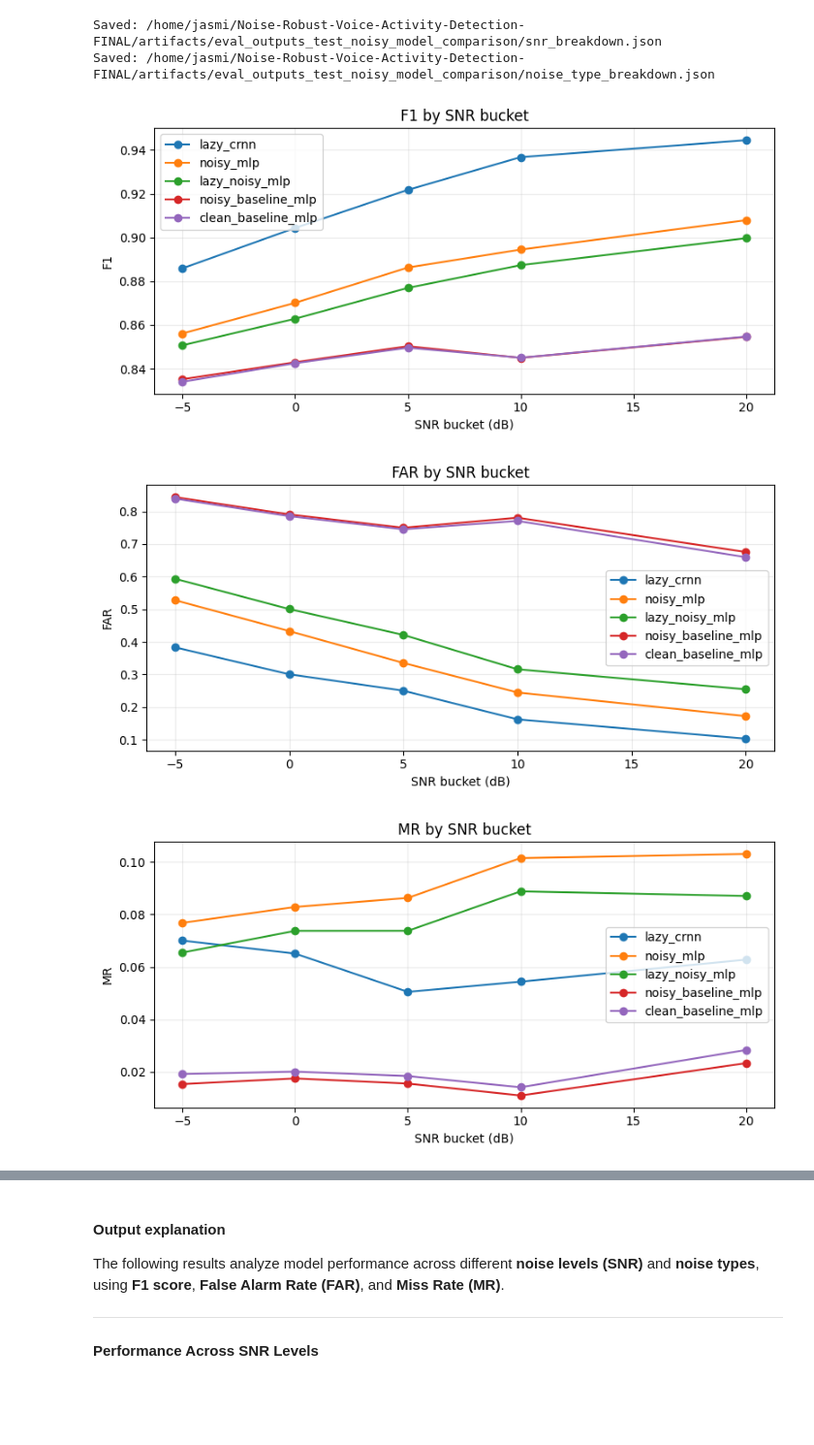
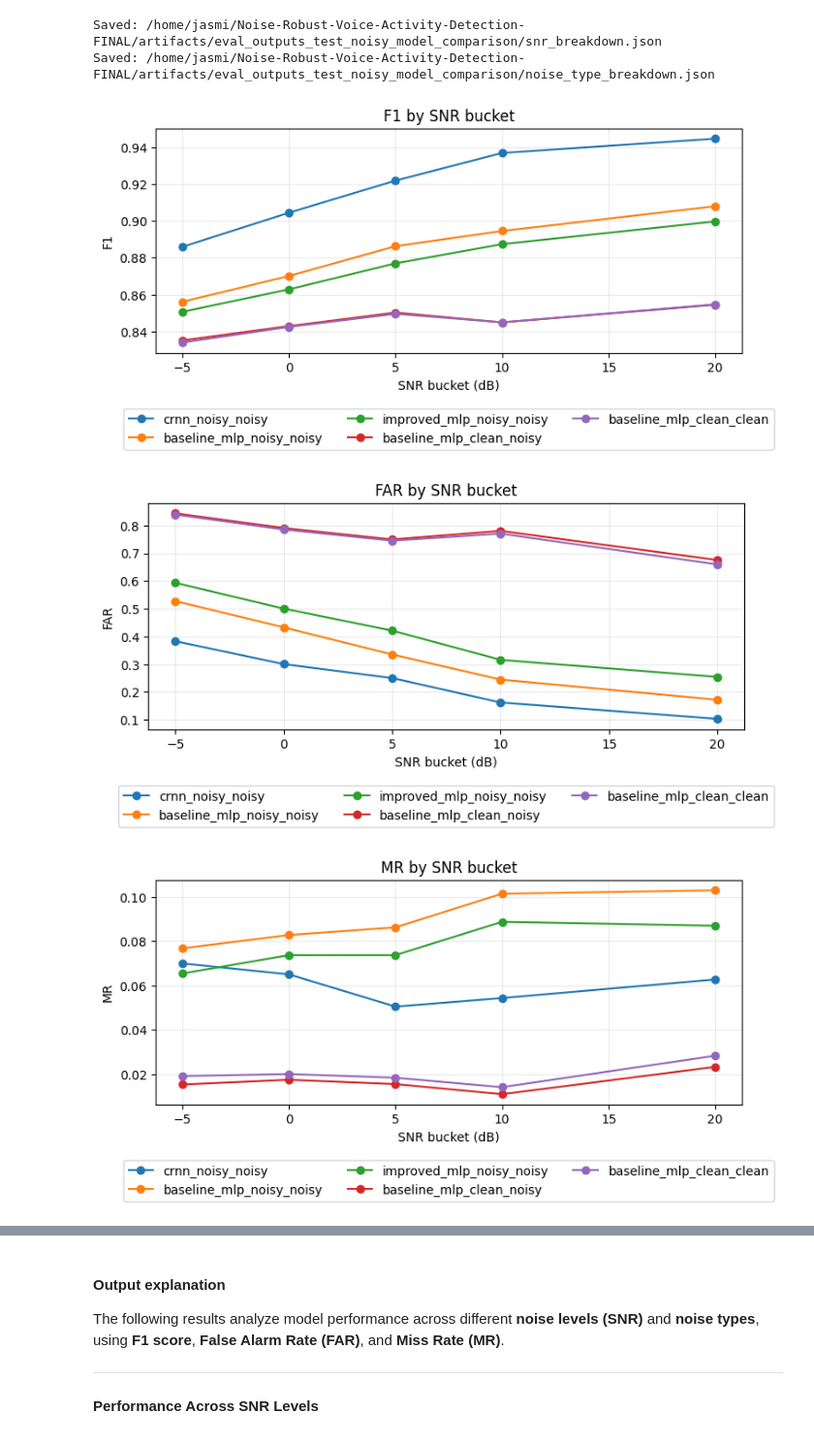
Before and after one commit to SharonHuang77/Noise-Robust-Voice-Activity-Detection-FINAL, a Jupyter notebook: notebooks/09_Test_Noisy_Model_Comparison_By_SNR_NoiseType.ipynb, the cells around one changed output, grey strips where cells are left out. Shown at 97% size. Cells and saved outputs as stored; diff of their text form; code cells hidden in the pictures; blank space fills up the shorter version.

Commit message:
update model name

```diff
--- a/notebooks/09_Test_Noisy_Model_Comparison_By_SNR_NoiseType.ipynb
+++ b/notebooks/09_Test_Noisy_Model_Comparison_By_SNR_NoiseType.ipynb
@@ -80,12 +80,13 @@ Device            : cuda
 This step defines config loading, model loading, dataloader builders, and evaluation helpers.
 # %%
 CONFIG_FILES = {
-    'clean_baseline_mlp': ARTIFACTS_DIR / 'final_tuned_config_clean_baseline_mlp.json',
-    'noisy_baseline_mlp': ARTIFACTS_DIR / 'final_tuned_config_noisy_baseline_mlp.json',
-    'noisy_mlp': ARTIFACTS_DIR / 'final_tuned_config_noisy_mlp.json',
-    'lazy_noisy_mlp': ARTIFACTS_DIR / 'final_tuned_config_lazy_noisy_mlp.json',
-    'lazy_crnn': ARTIFACTS_DIR / 'final_tuned_config_lazy_crnn.json',
+    'baseline_mlp_clean_clean': ARTIFACTS_DIR / 'final_tuned_config_clean_baseline_mlp.json',
+    'baseline_mlp_clean_noisy': ARTIFACTS_DIR / 'final_tuned_config_noisy_baseline_mlp.json',
+    'baseline_mlp_noisy_noisy': ARTIFACTS_DIR / 'final_tuned_config_noisy_mlp.json',
+    'improved_mlp_noisy_noisy': ARTIFACTS_DIR / 'final_tuned_config_lazy_noisy_mlp.json',
+    'crnn_noisy_noisy': ARTIFACTS_DIR / 'final_tuned_config_lazy_crnn.json',
 }
+
 
 
 def _extract_state_dict(obj):
@@ -397,6 +398,22 @@ This step runs inference using each model's tuned threshold and stores results f
 # %%
 results = []
 detailed_outputs = {}
+
+
+def _detect_checkpoint_arch(checkpoint_path: Path) -> str:
+    """Return 'crnn' or 'mlp' by inspecting checkpoint state_dict keys."""
+    raw = torch.load(checkpoint_path, map_location='cpu')
+    state = _extract_state_dict(raw)
+    if not isinstance(state, dict):
+        return 'mlp'
+
+    keys = list(state.keys())
+    if any(k.startswith('conv.') or k.startswith('rnn.') for k in keys):
+        return 'crnn'
+    if any(k.startswith('backbone.') for k in keys):
+        return 'mlp'
+    return 'mlp'
+
 
 for model_name, cfg in tuned_configs.items():
     ckpt = Path(cfg['checkpoint'])
@@ -408,11 +425,14 @@ for model_name, cfg in tuned_configs.items():
 
     print(f"\nEvaluating {model_name} ...")
 
-    if model_name == 'lazy_crnn':
+    name_l = str(model_name).lower()
+    arch = _detect_checkpoint_arch(ckpt)
+
+    if arch == 'crnn':
         model = load_crnn_checkpoint(ckpt, DEVICE)
         metrics, y_true, y_pred, y_prob = eval_seq_crnn(model, lazy_seq_loader, threshold, DEVICE)
         eval_path = 'lazy_sequence_crnn'
-    elif model_name == 'lazy_noisy_mlp':
+    elif 'lazy' in name_l:
         model = load_mlp_checkpoint(ckpt, DEVICE)
         metrics, y_true, y_pred, y_prob = eval_frame_model(model, lazy_frame_loader, threshold, DEVICE)
         eval_path = 'lazy_frame_mlp'
@@ -773,35 +793,37 @@ for metric_key, metric_title in metric_names:
         plt.plot(snr_keys, y, marker='o', label=name)
     plt.title(f'{metric_title} by SNR bucket')
     plt.xlabel('SNR bucket (dB)')
     plt.ylabel(metric_title)
     plt.grid(alpha=0.25)
-    plt.legend()
+    plt.legend(loc='upper center', bbox_to_anchor=(0.5, -0.22), ncol=3, frameon=True)
     plt.tight_layout()
+    plt.subplots_adjust(bottom=0.28)
     plt.show()
 
 # Plot by noise type
 all_noise_types = sorted({row['group'] for rows in noise_breakdown.values() for row in rows})
 
 for metric_key, metric_title in metric_names:
     plt.figure(figsize=(10, 4))
     x = np.arange(len(all_noise_types))
     width = 0.8 / max(1, len(ranked))
 
     for i, r in enumerate(ranked):
         name = r['model']
         d = rows_to_metric_dict(noise_breakdown[name], metric_key)
         y = [d.get(k, np.nan) for k in all_noise_types]
         plt.bar(x + i * width, y, width=width, label=name)
 
     plt.title(f'{metric_title} by noise type')
     plt.xlabel('Noise type')
     plt.ylabel(metric_title)
     plt.xticks(x + width * (len(ranked) - 1) / 2, all_noise_types, rotation=30, ha='right')
     plt.grid(axis='y', alpha=0.25)
-    plt.legend()
+    plt.legend(loc='upper center', bbox_to_anchor=(0.5, -0.24), ncol=3, frameon=True)
     plt.tight_layout()
+    plt.subplots_adjust(bottom=0.30)
     plt.show()
 # %% [output]
-[figure, old version]
+[figure, new version]
-[figure, old version]
+[figure, new version]
-[figure, old version]
+[figure, new version]
```
Also changed, not shown: parts of 8 cells of this notebook.
